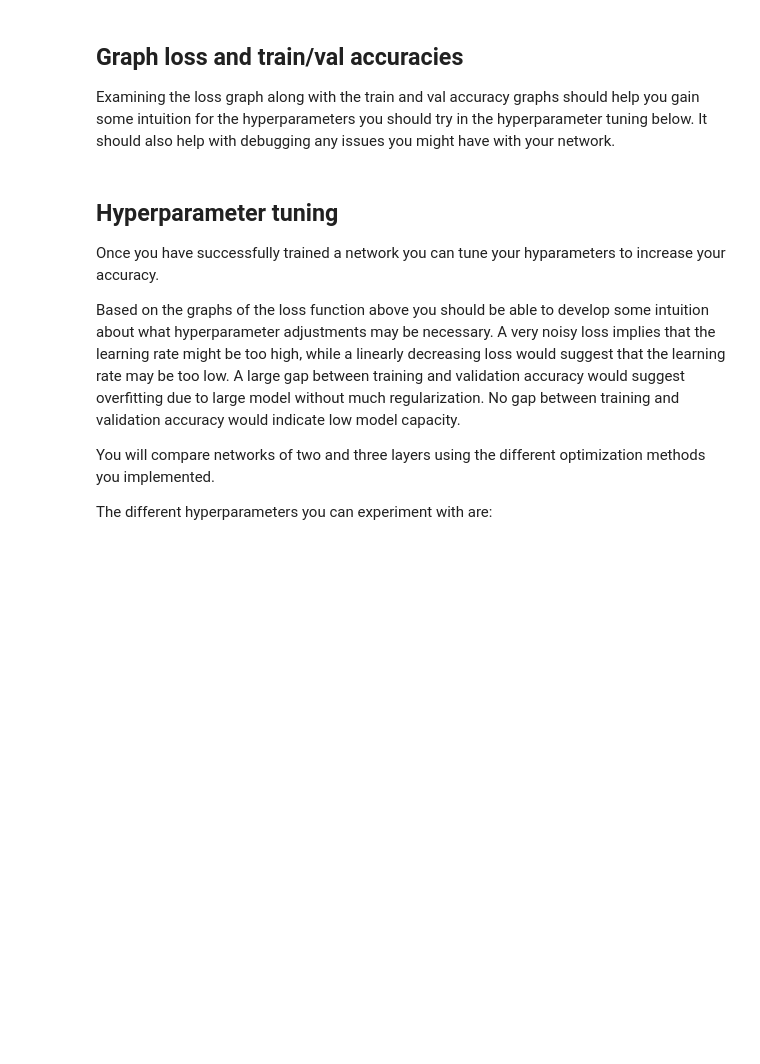
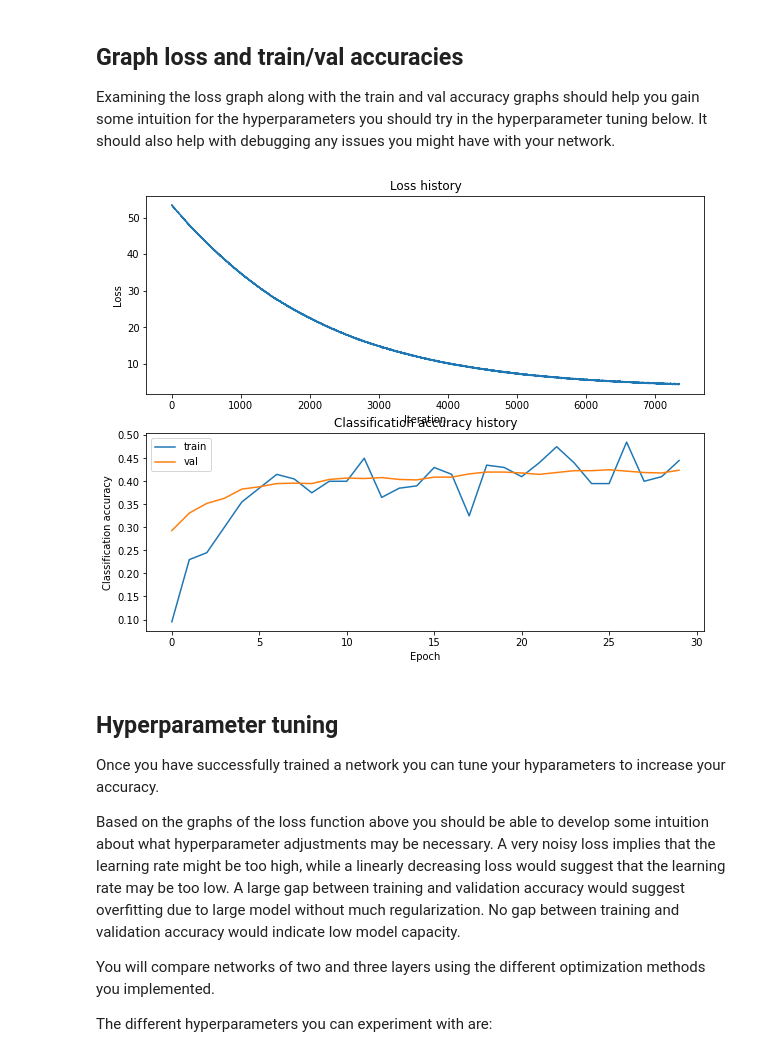
Before and after one commit to the-visionary/assignment1, a Jupyter notebook: assignment1-part2/neural_network.ipynb, the cells around one changed output. Saved outputs shown, nothing was run; the diff lists cells and outputs as text; code cells hidden in the pictures; blank space fills up the shorter version.

```diff
--- a/assignment1-part2/neural_network.ipynb
+++ b/assignment1-part2/neural_network.ipynb
@@ -37,10 +45,10 @@ You can try different numbers of layers and other hyperparameters on the CIFAR-1
 # Hyperparameters
 input_size = 32 * 32 * 3
 num_layers = 2
-hidden_size = 20
+hidden_size = 100
 hidden_sizes = [hidden_size] * (num_layers - 1)
 num_classes = 10
-epochs = 100
+epochs = 30
 batch_size = 200
 learning_rate = 1e-3
 learning_rate_decay = 0.95
@@ -50,13 +58,13 @@ regularization = 0.1
 net = NeuralNetwork(input_size, hidden_sizes, num_classes, num_layers)
 
 # Variables to store performance for each epoch
-train_loss = np.zeros(epochs)
-train_accuracy = np.zeros(epochs)
-val_accuracy = np.zeros(epochs)
-
+train_loss = []
+train_accuracy = []
+val_accuracy = []
+N = X_train.shape[0]
 # For each epoch...
 for epoch in range(epochs):
-    print('epoch:', epoch)
+    # print('epoch:', epoch)
 
     # Shuffle the dataset
 
@@ -66,12 +74,29 @@ for epoch in range(epochs):
         # Create a mini-batch of training data and labels
         X_batch = None
         y_batch = None
+        batch_indices = np.random.choice(N, batch_size, replace=False)
+        X_batch = X_train[batch_indices]
+        y_batch = y_train[batch_indices]
 
         # Run the forward pass of the model to get a prediction and compute the accuracy
+        if batch % 245 == 0:
+            matrix = net.forward(X_batch)
+            y_pred = np.argmax(matrix, axis=1)
+            train_acc = np.mean(y_pred == y_batch)
+            train_accuracy.append(train_acc)
         # Run the backward pass of the model to update the weights and compute the loss
-        train_loss[epoch] += 0
-        train_accuracy[epoch] += 0
-
+        loss = net.backward(X_batch, y_batch, learning_rate, regularization)
+        train_loss.append(loss)
+        if batch % 245 == 0:
+            print("Epoch %d, loss %f" % (epoch,loss))
+    if epoch%5 == 0:
+        learning_rate *= learning_rate_decay
     # Validation
     # No need to run the backward pass here, just run the forward pass to compute accuracy
-    val_accuracy[epoch] += 0
+
+    matrix_val = net.forward(X_val)
+    y_pred_val = np.argmax(matrix_val, axis=1)
+    val_acc = (y_pred_val == y_val).mean()
+    val_accuracy.append(val_acc)
+print(train_accuracy)
+print(val_accuracy)
@@ -87,19 +429,21 @@ Examining the loss graph along with the train and val accuracy graphs should hel
 # %%
 # Plot the loss function and train / validation accuracies
 plt.subplot(2, 1, 1)
-plt.plot(train_loss)
+plt.plot(train_loss_adam)
 plt.title('Loss history')
 plt.xlabel('Iteration')
 plt.ylabel('Loss')
 
 plt.subplot(2, 1, 2)
-plt.plot(train_accuracy, label='train')
-plt.plot(val_accuracy, label='val')
+plt.plot(train_accuracy_adam, label='train')
+plt.plot(val_accuracy_adam, label='val')
 plt.title('Classification accuracy history')
 plt.xlabel('Epoch')
 plt.ylabel('Classification accuracy')
 plt.legend()
 plt.show()
+# %% [output]
+[figure, added]
 # %% [markdown]
 ## Hyperparameter tuning
 
```
Also changed, not shown: parts of 16 cells of this notebook, 5 other files.
